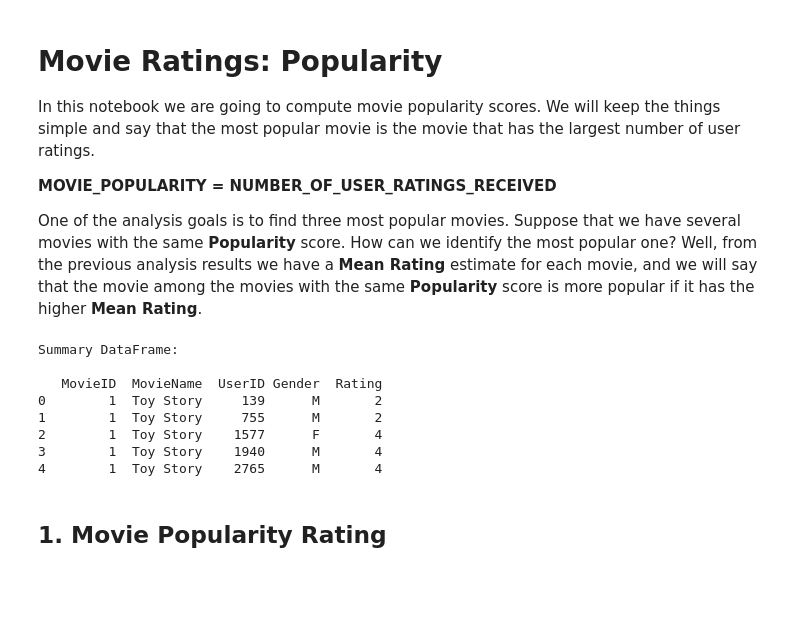
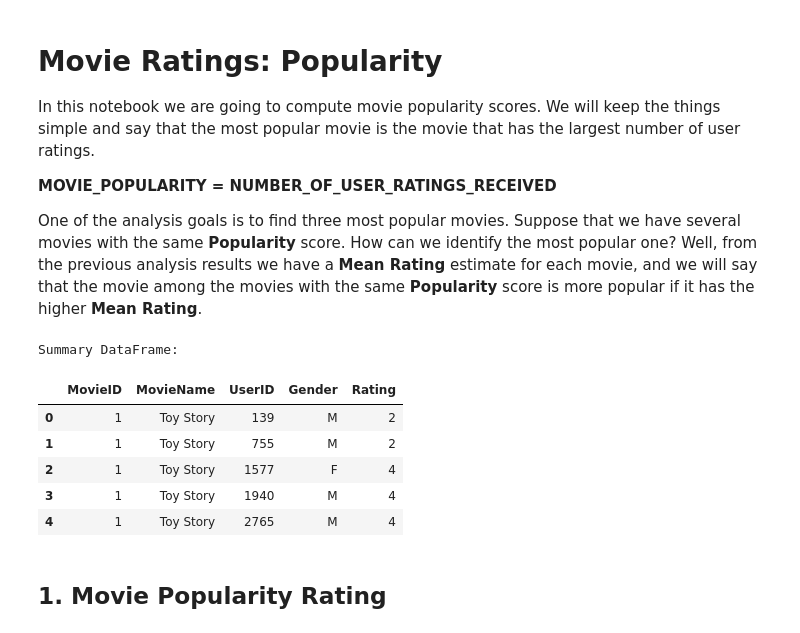
Before and after one commit to alv2017/DataAnalysis---MovieRatings, a Jupyter notebook: notebooks/MovieRatings_PopularityRating.ipynb, the cells around one changed output. Drawn from its saved outputs; the diff is of its cells as text; code cells hidden in the pictures; blank space fills up the shorter version.

```diff
--- a/notebooks/MovieRatings_PopularityRating.ipynb
+++ b/notebooks/MovieRatings_PopularityRating.ipynb
@@ -29,34 +29,33 @@ if not conn:
 # %%
 # Data Query
 query = """
     SELECT r.movie_id AS MovieID,
         m.movie_name AS MovieName,
         r.user_id AS UserID,
         CASE u.user_gender
             WHEN 0 THEN 'M'
             ELSE 'F'
         END Gender,
         r.rating as Rating
 
     FROM ratings AS r
         LEFT JOIN movies as m ON m.movie_id = r.movie_id
         LEFT JOIN users as u ON u.user_id = r.user_id
     ORDER BY r.movie_id, r.user_id
 """
 
 summary = pd.read_sql_query(query, conn)
 
 print("\nSummary DataFrame:\n")
-print(summary.head(n=5))
+summary.head(n=5)
 # %% [output]
 Summary DataFrame:
-
-   MovieID  MovieName  UserID Gender  Rating
-0        1  Toy Story     139      M       2
-1        1  Toy Story     755      M       2
-2        1  Toy Story    1577      F       4
-3        1  Toy Story    1940      M       4
-4        1  Toy Story    2765      M       4
+|  | MovieID | MovieName | UserID | Gender | Rating |
+| 0 | 1 | Toy Story | 139 | M | 2 |
+| 1 | 1 | Toy Story | 755 | M | 2 |
+| 2 | 1 | Toy Story | 1577 | F | 4 |
+| 3 | 1 | Toy Story | 1940 | M | 4 |
+| 4 | 1 | Toy Story | 2765 | M | 4 |
 # %% [markdown]
 ## 1. Movie Popularity Rating
 # %% [markdown]
```
Also changed, not shown: parts of 6 cells of this notebook.
